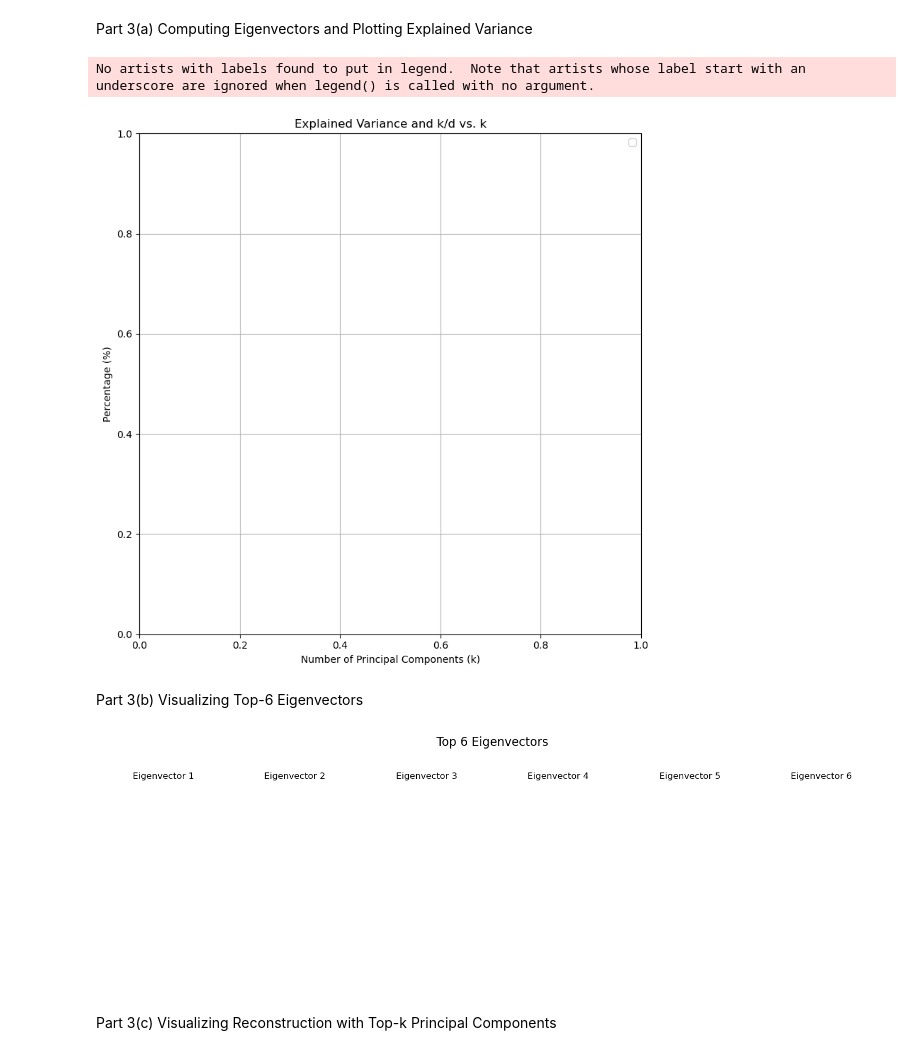
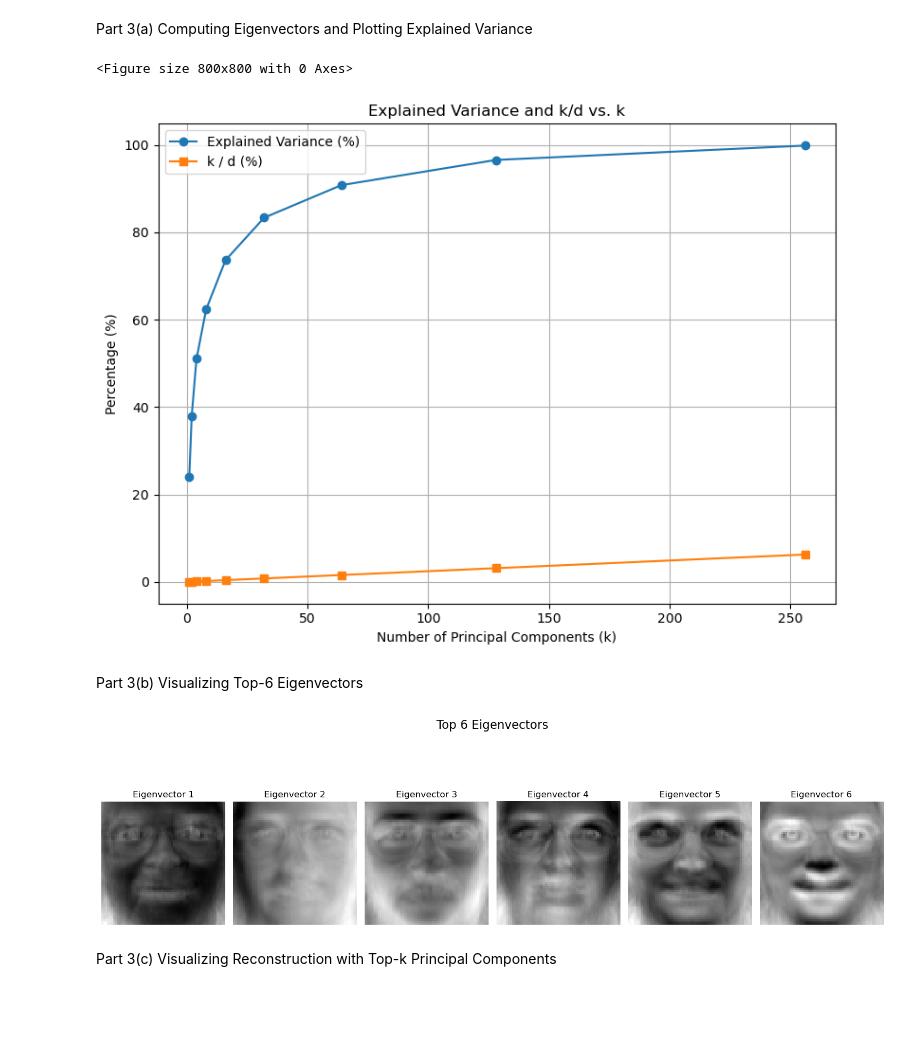
Before and after one commit to MaoMao-ai/ECE-580, a Jupyter notebook: HW5/hw5_starter_code.ipynb, the cells around one changed output. Saved outputs shown, nothing was run; the diff lists cells and outputs as text; code cells hidden in the pictures; blank space fills up the shorter version.

```diff
--- a/HW5/hw5_starter_code.ipynb
+++ b/HW5/hw5_starter_code.ipynb
@@ -46,28 +45,47 @@ Part 3(a) Computing Eigenvectors and Plotting Explained Variance
 # %%
 k_list = [1,2,4,8,16, 32,64,128,256]
 
 
 # ------------------------------
-# Your Code for computing PCA Here
-# ------------------------------
-# remember to subtract mean when computing PCA
+X_train_np = X_train.cpu().numpy()  # shape (280, 4096)
+n_samples, d = X_train_np.shape
+
+# Center the data (subtract the mean)
+
+X_mean = np.mean(X_train_np, axis=0)
+X_centered = X_train_np - X_mean
+
+# Compute PCA (SVD)
+U, S, Vt = np.linalg.svd(X_centered, full_matrices=False)
+explained_variance = S**2 / (n_samples - 1)
+total_variance = np.sum(explained_variance)
+explained_variance_ratio = explained_variance / total_variance  # shape: (4096,)
 
 
 plt.figure(figsize=(8,8))
 # ------------------------------
 # Plot Explained Variance vs. k and k/total_dimension curve
+cumulative_variance = np.cumsum(explained_variance_ratio)
+
+plt.figure(figsize=(8, 6))
+
+# Plot: cumulative explained variance
+plt.plot(k_list, [cumulative_variance[k-1]*100 for k in k_list], marker='o', label='Explained Variance (%)')
+
+# Plot: fraction of dimension used (k/d)
+plt.plot(k_list, [k/d*100 for k in k_list], marker='s', label='k / d (%)')
 # ------------------------------
 plt.xlabel("Number of Principal Components (k)")
 plt.ylabel("Percentage (%)")
 plt.title("Explained Variance and k/d vs. k")
 plt.legend()
 plt.grid(True)
 
 plt.tight_layout()
 plt.show()
 # %% [output]
-No artists with labels found to put in legend.  Note that artists whose label start with an underscore are ignored when legend() is called with no argument.
+<Figure size 800x800 with 0 Axes>
-[figure, old version]
+[figure, new version]
 # %% [markdown]
 Part 3(b) Visualizing Top-6 Eigenvectors
 # %%
@@ -77,7 +95,8 @@ fig.suptitle("Top 6 Eigenvectors", fontsize=16)
 
 for i in range(6):
     # ------------------------------
-    # visualize eigenvector with axes[i].imshow(..., cmap='gray')
+    eigenface = Vt[i].reshape(64, 64)  # reshape the i-th eigenvector
+    axes[i].imshow(eigenface, cmap='gray')
     # ------------------------------
     axes[i].axis('off')
     axes[i].set_title(f"Eigenvector {i+1}")
@@ -85,6 +104,6 @@ for i in range(6):
 plt.tight_layout(rect=[0, 0, 1, 0.95])
 plt.show()
 # %% [output]
-[figure, old version]
+[figure, new version]
 # %% [markdown]
 Part 3(c) Visualizing Reconstruction with Top-k Principal Components
```
Also changed, not shown: parts of 8 cells of this notebook.
